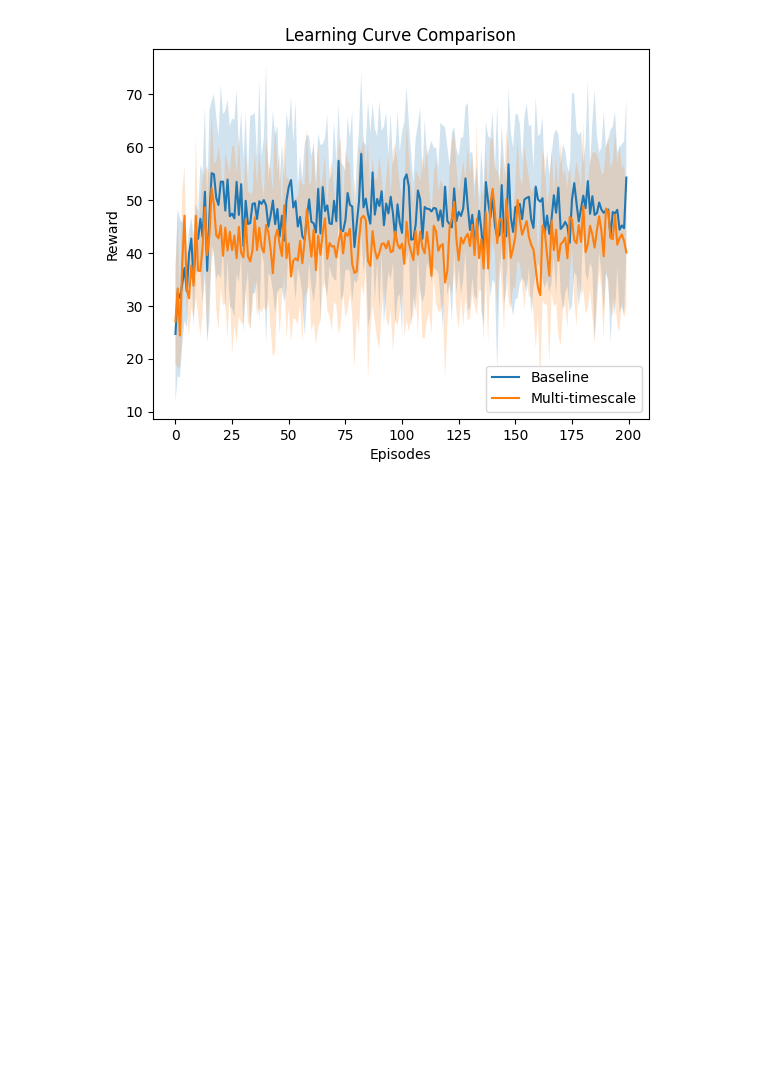
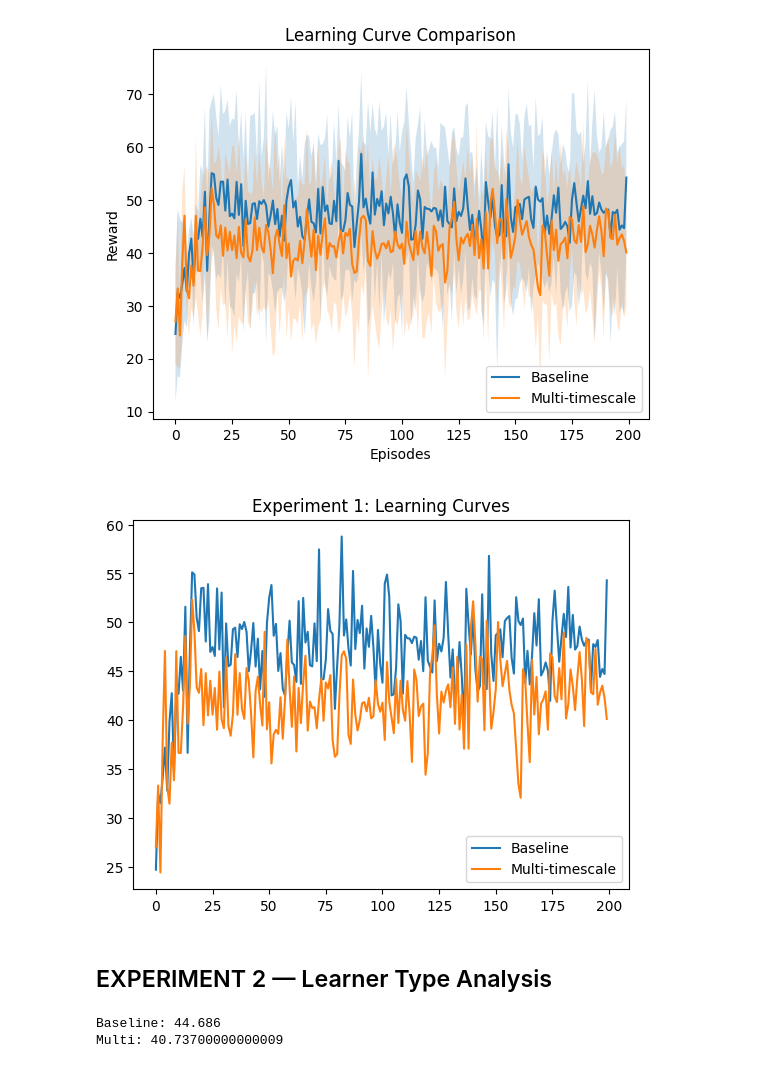
Before and after one commit to Solu-victoria/SS-DLI-Research, a Jupyter notebook: Experiments.ipynb, the cells around one changed output. Drawn from its saved outputs; the diff is of its cells as text; code cells hidden in the pictures; blank space fills up the shorter version.

Commit message:
Done the three experiments (obv need to review)

```diff
--- a/Experiments.ipynb
+++ b/Experiments.ipynb
@@ -115,3 +109,17 @@ plt.title("Learning Curve Comparison")
 plt.show()
 # %% [output]
 [figure]
+# %%
+# baseline_mean = baseline_runs.mean(axis=0)
+# multi_mean = multi_runs.mean(axis=0)
+
+plt.plot(baseline_mean, label="Baseline")
+plt.plot(multi_mean, label="Multi-timescale")
+
+plt.legend()
+plt.title("Experiment 1: Learning Curves")
+plt.show()
+# %% [output]
+[figure, added]
+# %% [markdown]
+## EXPERIMENT 2 — Learner Type Analysis
@@ -117,0 +149,19 @@ plt.show()
+# %%
+# Slow but strong learner
+baseline_env = StudentEnv(multi_timescale=False)
+baseline_env.true_ability = 0.8
+baseline_env.true_speed = 0.3
+
+baseline_score = evaluate_student(baseline_agent, baseline_env)
+
+multitime_env = StudentEnv(multi_timescale=True)
+multitime_env.true_ability = 0.8
+multitime_env.true_speed = 0.3
+
+multitime_score = evaluate_student(multi_agent, multitime_env)
+
+print("Baseline:", baseline_score)
+print("Multi:", multitime_score)
+# %% [output]
+Baseline: 44.686
+Multi: 40.73700000000009
```
Also changed, not shown: parts of 7 cells of this notebook.
